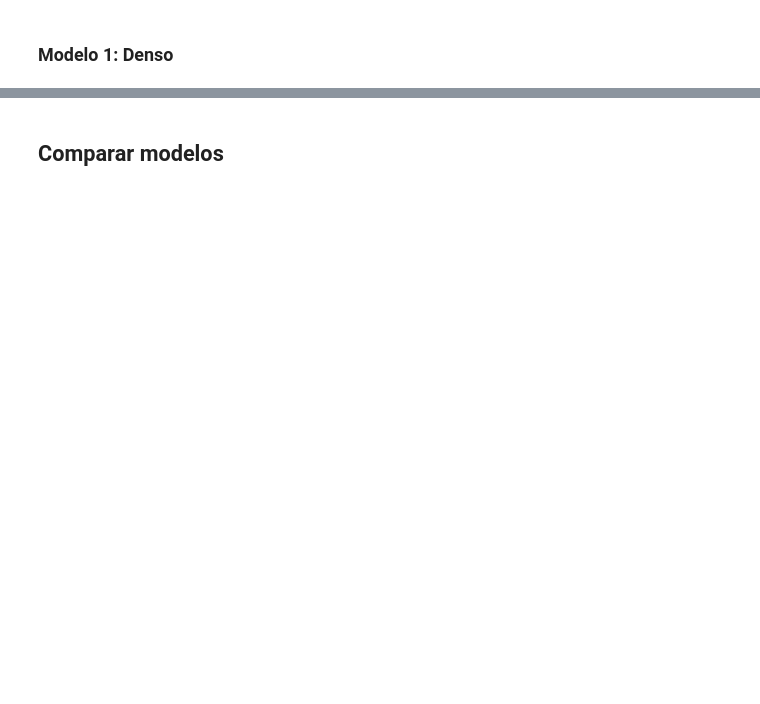
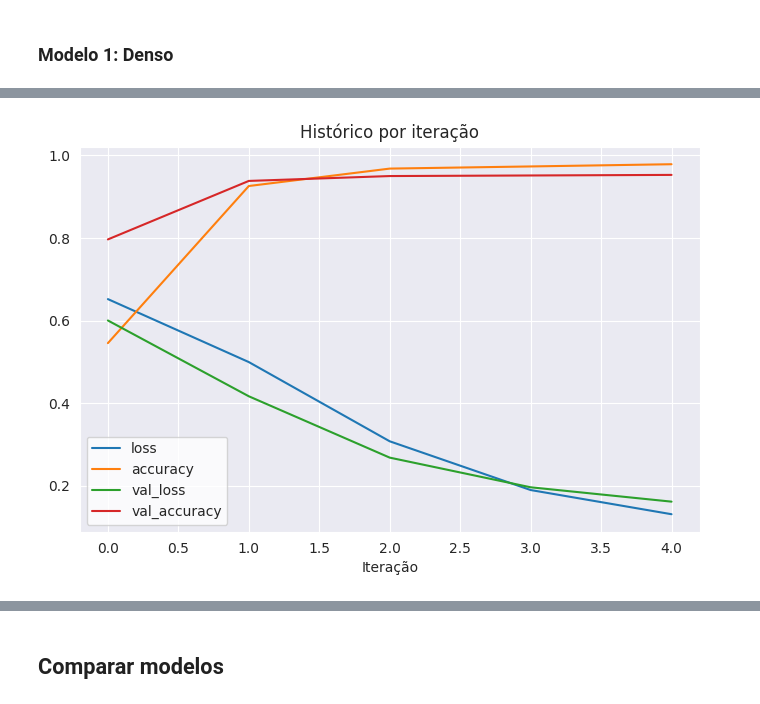
Before and after one commit to flohmannjr/TCC530, a Jupyter notebook: TCC530_Modelos.ipynb, the cells around one changed output, grey strips where cells are left out. Cells and saved outputs as stored; diff of their text form; code cells hidden in the pictures; blank space fills up the shorter version.

```diff
--- a/TCC530_Modelos.ipynb
+++ b/TCC530_Modelos.ipynb
@@ -264,15 +277,13 @@ relatorios[modelo_numero]
 # %% [markdown]
 ### Modelo 1: Denso
 # %%
+%%time
+
 modelo_numero += 1
 
 modelo_nome = f'modelo_{modelo_numero}_denso'
 
-entradas = Input(shape=ENTRADA_FORMATO, dtype=ENTRADA_TIPO, name='camada_entrada')
-
-camadas = vetorizador(entradas)
-camadas = incorporador(camadas)
-camadas = GlobalMaxPool1D(name='agrupamento_maximo_global')(camadas)
+camadas = GlobalMaxPool1D(name='agrupamento_maximo_global')(camadas_iniciais)
 
 saidas = Dense(1, activation=ATIVACAO_SAIDA, name='camada_saida')(camadas)
 
@@ -282,11 +293,11 @@ modelos[modelo_numero].compile(loss=PERDA,
                                optimizer=Adam(learning_rate=APRENDIZADO),
                                metrics=METRICAS)
 
-historicos[modelo_numero] = modelos[1].fit(x=X_train,
-                                           y=y_train,
-                                           batch_size=NUCLEO_TAMANHO,
-                                           epochs=ITERACOES,
-                                           validation_data=(X_test, y_test),
-                                           verbose=1)
+historicos[modelo_numero] = modelos[modelo_numero].fit(x=X_train,
+                                                       y=y_train,
+                                                       batch_size=NUCLEO_TAMANHO,
+                                                       epochs=ITERACOES,
+                                                       validation_data=(X_test, y_test),
+                                                       verbose=1)
 # %% [output]
 Epoch 1/5
@@ -301,0 +315,4 @@ Epoch 5/5
+# %%
+grafico_historico_por_iteracao(historicos[modelo_numero])
+# %% [output]
+[figure, added]
```
Also changed, not shown: parts of 35 cells of this notebook.
